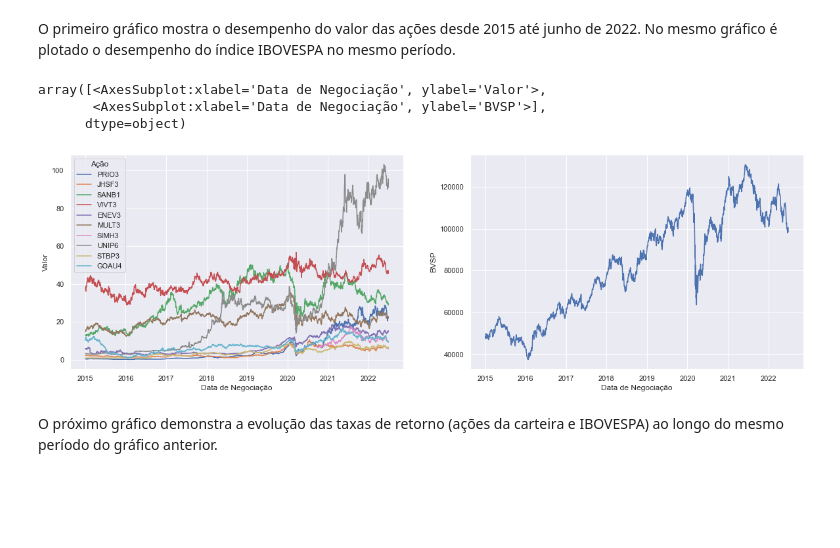
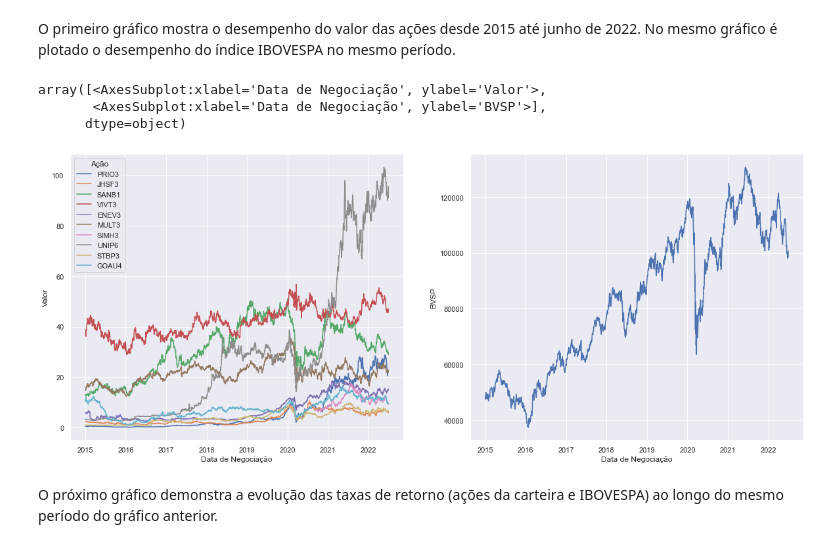
Before and after one commit to pauloceliojr/aedi-prova-final, a Jupyter notebook: prova_final.ipynb, the cells around one changed output. Cells and saved outputs as stored; diff of their text form; code cells hidden in the pictures; blank space fills up the shorter version.

```diff
--- a/prova_final.ipynb
+++ b/prova_final.ipynb
@@ -348,14 +348,14 @@ bvsp = acoes[["Data de Negociação","BVSP"]]
 # %%
 fig, ax = plt.subplots(1,2)
 sns.lineplot(data=acoes_melted, x="Data de Negociação", y="Valor", hue="Ação", ax=ax[0])
 sns.lineplot(data=bvsp, x="Data de Negociação", y="BVSP", ax=ax[1])
-fig.set_size_inches(20, 6)
+fig.set_size_inches(20, 8)
 ax
 # %% [output]
 array([<AxesSubplot:xlabel='Data de Negociação', ylabel='Valor'>,
        <AxesSubplot:xlabel='Data de Negociação', ylabel='BVSP'>],
       dtype=object)
-[figure, old version]
+[figure, new version]
 # %% [markdown]
 O próximo gráfico demonstra a evolução das taxas de retorno (ações da carteira e IBOVESPA) ao longo do mesmo período do gráfico anterior.
 # %%
```
Also changed, not shown: parts of 35 cells of this notebook.
